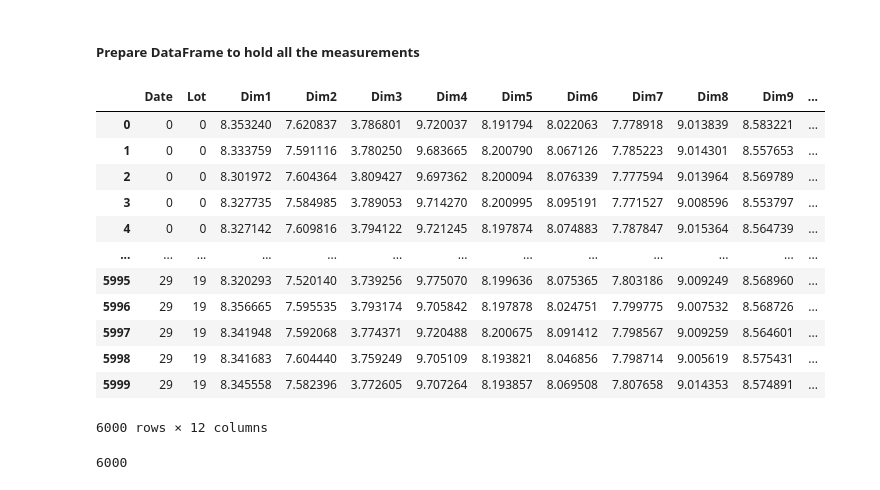
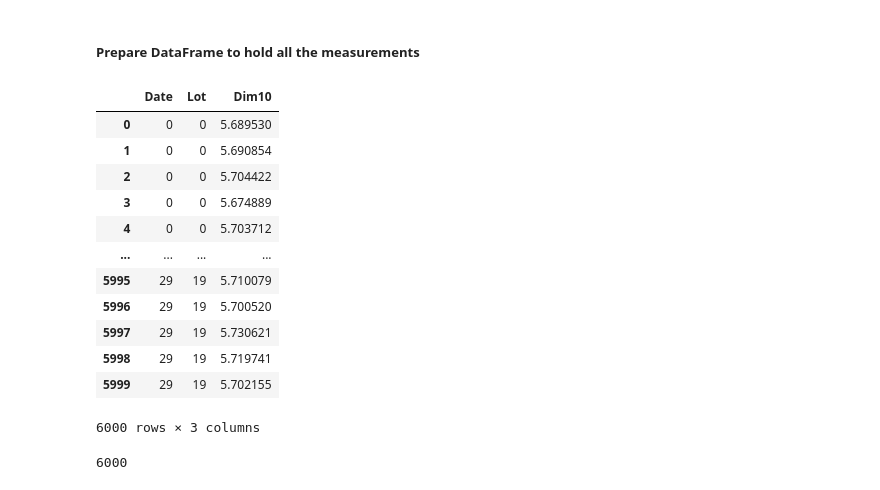
Before and after one commit to przemekbil/PfDA_2021_project, a Jupyter notebook: Project.ipynb, the cells around one changed output. Cells and saved outputs as stored; diff of their text form; code cells hidden in the pictures.

```diff
--- a/Project.ipynb
+++ b/Project.ipynb
@@ -425,12 +425,15 @@ o = xmr(dim1.loc[:,'measured'])
 max_tool_wear = 0.02
 # %%
 # Calculate the tool wear assuming linear tool-wear model
+inc_wear = max_tool_wear/(nr_in_lot * lots_per_tool)
+
 part = 0
 
 for t in tools:
-    for p in range(nr_in_lot * lots_per_tool):
-        dim1.loc[part, 't_wear'] = p * max_tool_wear/(nr_in_lot * lots_per_tool)
+    dim1.loc[part, 't_wear'] = rng.uniform(inc_wear/2., inc_wear)
+    for p in range(1, nr_in_lot * lots_per_tool):
         part = part + 1
+        dim1.loc[part, 't_wear'] =  dim1.loc[part-1, 't_wear'] + rng.uniform(inc_wear/2., inc_wear)
         # when the ratio nr_lots/lots_per_tool is not an integer, additional rows would be created by this loop
         # exiting the loop when part count reaches nr_lots*nr_in_lot
         if part==nr_lots*nr_in_lot:
@@ -582,6 +589,8 @@ for day in range(n_days):
 all_dims = pd.DataFrame({'Date': days, 'Lot': lots})
 # %%
 # Simulate the n_dim number of features processed over n_days days:
+
+all_parts = nr_lots*parts_in_lot*n_days
 
 # Iterate through the columns of all_dims DataFrame:
 for row, index in dim_def.iterrows():
@@ -605,59 +614,64 @@ for row, index in dim_def.iterrows():
     # create an array with adjustment for each lot
     lots = rng.normal(0, tol/btb_sd_ratio , nr_lots * n_days)
 
-    # add the same adjustment for each 'nr_in_lot' in a lot
+    # add the same adjustment for each 'parts_in_lot' in a lot
     part = 0
     for l in lots:
         for p in range(parts_in_lot):
             dim.loc[part, 'btb'] = l
             part = part + 1
 
 
     #ADD TOOL CHANGE VARIATION
 
     # number of parts made by single tool will be pooled from natural numbers between 1 and 9:
     lots_per_tool = rng.choice(range(1,10))
     # tool lolerance will be randomly selected from th efollowing list:
     tool_tol = rng.choice([0.01, 0.02, 0.04])
 
     # Distribution of changes in tool sizes will be pooled from uniform distribution from interval -tool_tol to 0
     nr_of_tools = int(np.ceil(nr_lots * n_days/lots_per_tool))
     tools = rng.uniform(-tool_tol, 0 , nr_of_tools)
 
-    # add the same adjustment to each part processed by one tool: lots_per_tool * nr_in_lot - lots_per_tool is in number of lots
+    # add the same adjustment to each part processed by one tool: lots_per_tool * parts_in_lot - lots_per_tool is in number of lots
     part = 0
     for t in tools:
         for p in range(parts_in_lot * lots_per_tool):
             dim.loc[part, 'tcv'] = t
             part = part + 1
             # when the ratio nr_lots/lots_per_tool is not an integer, additional rows would be created by this loop
-            # exiting the loop when part count reaches nr_lots*nr_in_lot
-            if part==nr_lots*nr_in_lot*n_days:
+            # exiting the loop when part count reachesall_parts = nr_lots*parts_in_lot*n_days
+            if part==all_parts:
                 break
 
 
-    # ADD EFFECT OF COMMON CAUSES VARIATION AND ALL SPECIAL CAUSES
+    #ADD EFFECT OF A TOOL WEAR
 
-    # Create a 'measured' column by adding a batch-to-batch variation to the base ccv dimensions
-    all_dims[column] = dim['ccv'] + dim['btb'] + dim['tcv']
+    max_tool_wear = 0.02
+
+
+# ADD EFFECT OF COMMON CAUSES VARIATION AND ALL SPECIAL CAUSES
+
+# Create a 'measured' column by adding a batch-to-batch variation to the base ccv dimensions
+all_dims[column] = dim['ccv'] + dim['btb'] + dim['tcv']
 
 
 
 all_dims
 # %% [output]
-|  | Date | Lot | Dim1 | Dim2 | Dim3 | Dim4 | Dim5 | Dim6 | Dim7 | Dim8 | Dim9 | ... |
-| 0 | 0 | 0 | 8.353240 | 7.620837 | 3.786801 | 9.720037 | 8.191794 | 8.022063 | 7.778918 | 9.013839 | 8.583221 | ... |
-| 1 | 0 | 0 | 8.333759 | 7.591116 | 3.780250 | 9.683665 | 8.200790 | 8.067126 | 7.785223 | 9.014301 | 8.557653 | ... |
-| 2 | 0 | 0 | 8.301972 | 7.604364 | 3.809427 | 9.697362 | 8.200094 | 8.076339 | 7.777594 | 9.013964 | 8.569789 | ... |
-| 3 | 0 | 0 | 8.327735 | 7.584985 | 3.789053 | 9.714270 | 8.200995 | 8.095191 | 7.771527 | 9.008596 | 8.553797 | ... |
-| 4 | 0 | 0 | 8.327142 | 7.609816 | 3.794122 | 9.721245 | 8.197874 | 8.074883 | 7.787847 | 9.015364 | 8.564739 | ... |
-| ... | ... | ... | ... | ... | ... | ... | ... | ... | ... | ... | ... | ... |
-| 5995 | 29 | 19 | 8.320293 | 7.520140 | 3.739256 | 9.775070 | 8.199636 | 8.075365 | 7.803186 | 9.009249 | 8.568960 | ... |
-| 5996 | 29 | 19 | 8.356665 | 7.595535 | 3.793174 | 9.705842 | 8.197878 | 8.024751 | 7.799775 | 9.007532 | 8.568726 | ... |
-| 5997 | 29 | 19 | 8.341948 | 7.592068 | 3.774371 | 9.720488 | 8.200675 | 8.091412 | 7.798567 | 9.009259 | 8.564601 | ... |
-| 5998 | 29 | 19 | 8.341683 | 7.604440 | 3.759249 | 9.705109 | 8.193821 | 8.046856 | 7.798714 | 9.005619 | 8.575431 | ... |
-| 5999 | 29 | 19 | 8.345558 | 7.582396 | 3.772605 | 9.707264 | 8.193857 | 8.069508 | 7.807658 | 9.014353 | 8.574891 | ... |
+|  | Date | Lot | Dim10 |
+| 0 | 0 | 0 | 5.689530 |
+| 1 | 0 | 0 | 5.690854 |
+| 2 | 0 | 0 | 5.704422 |
+| 3 | 0 | 0 | 5.674889 |
+| 4 | 0 | 0 | 5.703712 |
+| ... | ... | ... | ... |
+| 5995 | 29 | 19 | 5.710079 |
+| 5996 | 29 | 19 | 5.700520 |
+| 5997 | 29 | 19 | 5.730621 |
+| 5998 | 29 | 19 | 5.719741 |
+| 5999 | 29 | 19 | 5.702155 |
-6000 rows × 12 columns
+6000 rows × 3 columns
 # %%
 nr_lots*nr_in_lot*n_days
 # %% [output]
```
Also changed, not shown: parts of 15 cells of this notebook.
